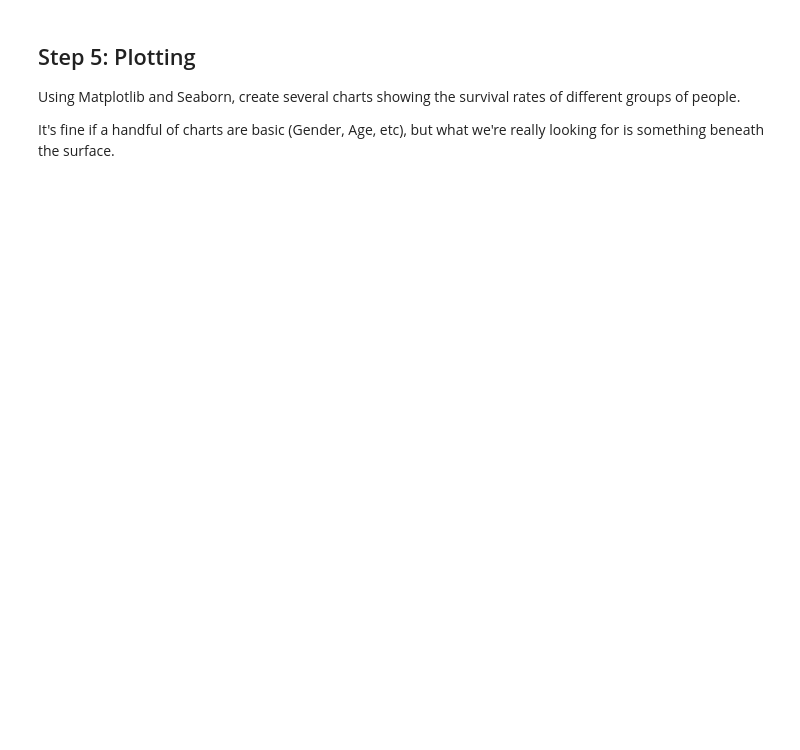
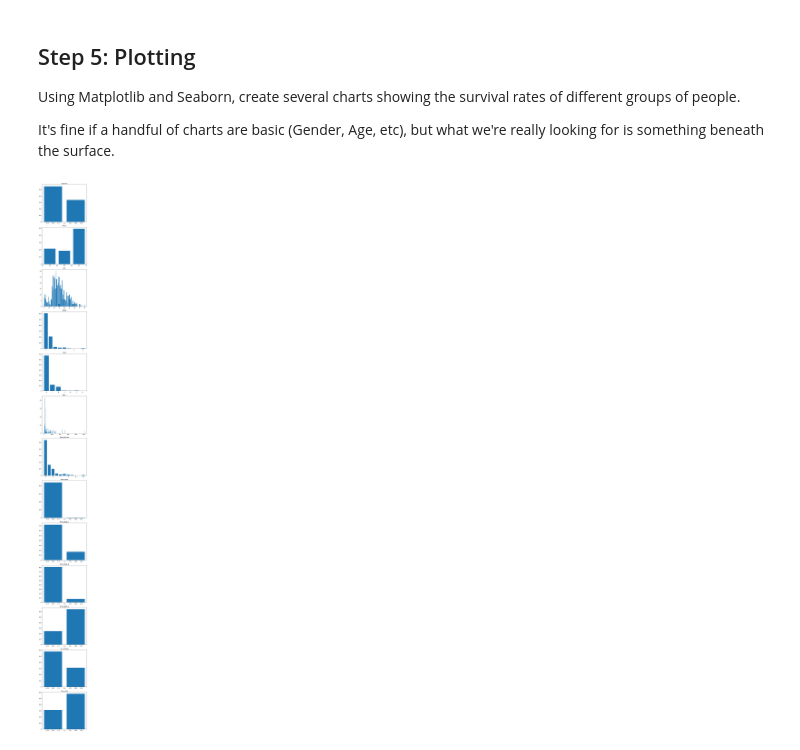
Before and after one commit to maryschindler/DSI_exercises, a Jupyter notebook: 2_01_Titanic/Titanic_revisited.ipynb, the cells around one changed output. Drawn from its saved outputs; the diff is of its cells as text; code cells hidden in the pictures; blank space fills up the shorter version.

```diff
--- a/2_01_Titanic/Titanic_revisited.ipynb
+++ b/2_01_Titanic/Titanic_revisited.ipynb
@@ -152,6 +151,13 @@ df.head()
 #  - BONUS: Extract the title from everyone's name and create dummy columns
 # %%
 df = pd.get_dummies(df, columns = ['Embarked', 'Sex'])
+# %%
+#  - BONUS: Extract the title from everyone's name and create dummy columns
+df['Title'] = df['Name'].map(lambda x: x.split(', ')[1].split('.')[0])
+
+df = pd.get_dummies(data = df,
+                    columns = ['Title'],
+                    drop_first = True)
 # %%
 df.head()
 # %% [output]
@@ -203,3 +306,22 @@ _[`df.groupby()`](https://pandas.pydata.org/pandas-docs/stable/reference/api/pan
 Using Matplotlib and Seaborn, create several charts showing the survival rates of different groups of people.
 
 It's fine if a handful of charts are basic (Gender, Age, etc), but what we're really looking for is something beneath the surface.
+# %%
+#basic barcharts for counts of all but 'title' variables
+plot_columns = ['Survived', 'Pclass', 'Age', 'SibSp',
+               'Parch', 'Fare', 'FamilyCount', 'IsReverend',
+               'Embarked_C', 'Embarked_Q', 'Embarked_S',
+               'Sex_female', 'Sex_male']
+
+fig, axs = plt.subplots(nrows = len(plot_columns),
+                        ncols = 1,
+                        figsize=(6, 65))
+
+for i, column in enumerate(plot_columns):
+    axs[i].bar(x = df[column].value_counts().sort_index().keys(),
+               height = df[column].value_counts().sort_index().values)
+    axs[i].set_title(column)
+
+fig.tight_layout();
+# %% [output]
+[figure, added]
```
Also changed, not shown: parts of 33 cells of this notebook, 1 other file.
